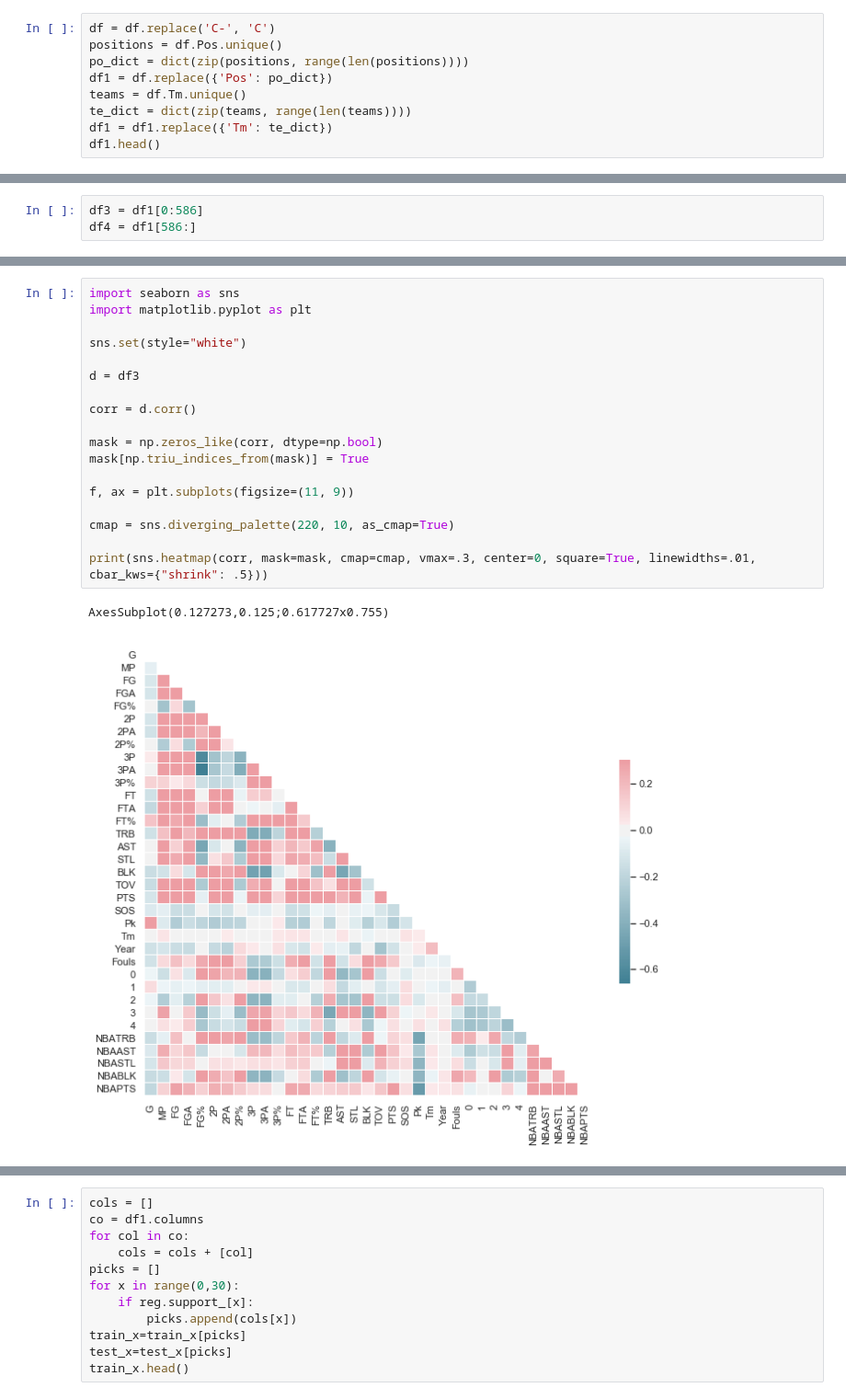
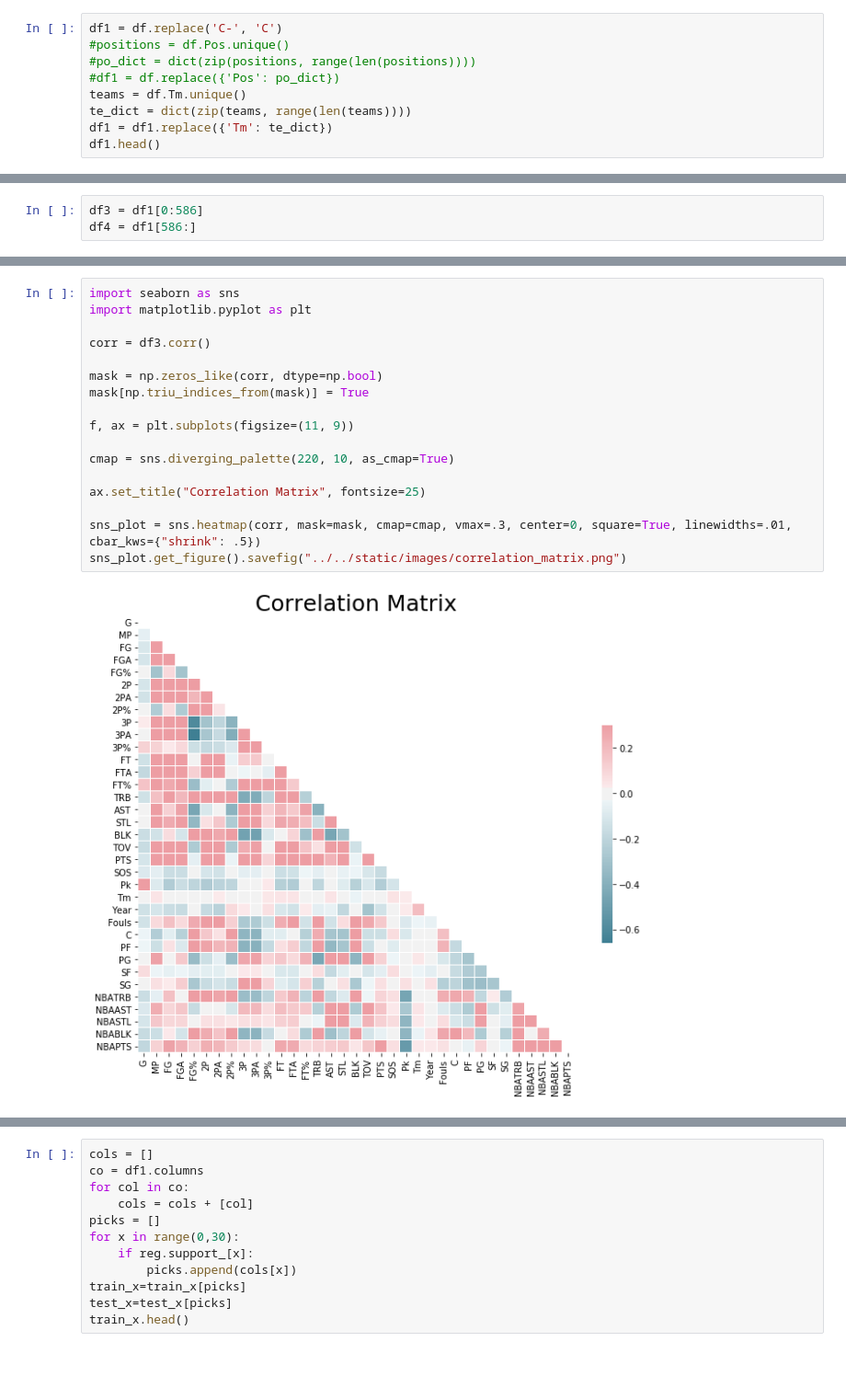
Before and after one commit to hdanger88/Project3---NBA-Projections, a Jupyter notebook: data/workbook/Rookie Prediction Model.ipynb, the cells around one changed output, grey strips where cells are left out. Shown at 92% size. Cells and saved outputs as stored; diff of their text form; blank space fills up the shorter version.

```diff
--- a/data/workbook/Rookie Prediction Model.ipynb
+++ b/data/workbook/Rookie Prediction Model.ipynb
@@ -16,10 +23,10 @@ df.head()
 # %%
 df = df.drop(['Unnamed: 0'], axis=1)
 # %%
-df = df.replace('C-', 'C')
-positions = df.Pos.unique()
-po_dict = dict(zip(positions, range(len(positions))))
-df1 = df.replace({'Pos': po_dict})
+df1 = df.replace('C-', 'C')
+#positions = df.Pos.unique()
+#po_dict = dict(zip(positions, range(len(positions))))
+#df1 = df.replace({'Pos': po_dict})
 teams = df.Tm.unique()
 te_dict = dict(zip(teams, range(len(teams))))
 df1 = df1.replace({'Tm': te_dict})
@@ -163,22 +149,20 @@ test_y.tail()
 # %%
 import seaborn as sns
 import matplotlib.pyplot as plt
 
-sns.set(style="white")
-
-d = df3
-
-corr = d.corr()
+corr = df3.corr()
 
 mask = np.zeros_like(corr, dtype=np.bool)
 mask[np.triu_indices_from(mask)] = True
 
 f, ax = plt.subplots(figsize=(11, 9))
 
 cmap = sns.diverging_palette(220, 10, as_cmap=True)
 
-print(sns.heatmap(corr, mask=mask, cmap=cmap, vmax=.3, center=0, square=True, linewidths=.01, cbar_kws={"shrink": .5}))
+ax.set_title("Correlation Matrix", fontsize=25)
+
+sns_plot = sns.heatmap(corr, mask=mask, cmap=cmap, vmax=.3, center=0, square=True, linewidths=.01, cbar_kws={"shrink": .5})
+sns_plot.get_figure().savefig("../../static/images/correlation_matrix.png")
 # %% [output]
-AxesSubplot(0.127273,0.125;0.617727x0.755)
-[figure, old version]
+[figure, new version]
 # %% [markdown]
```
Also changed, not shown: parts of 63 cells of this notebook, 12 other files.
